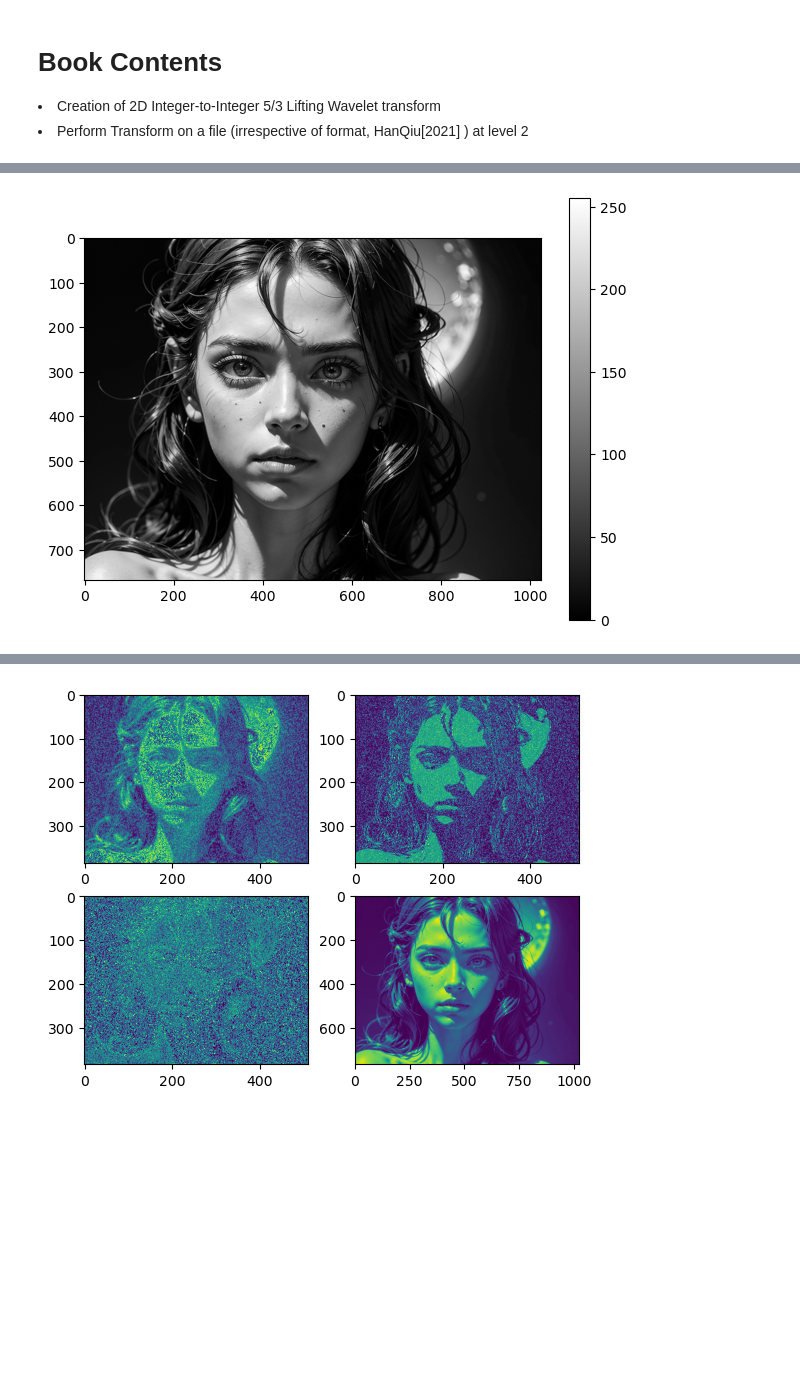
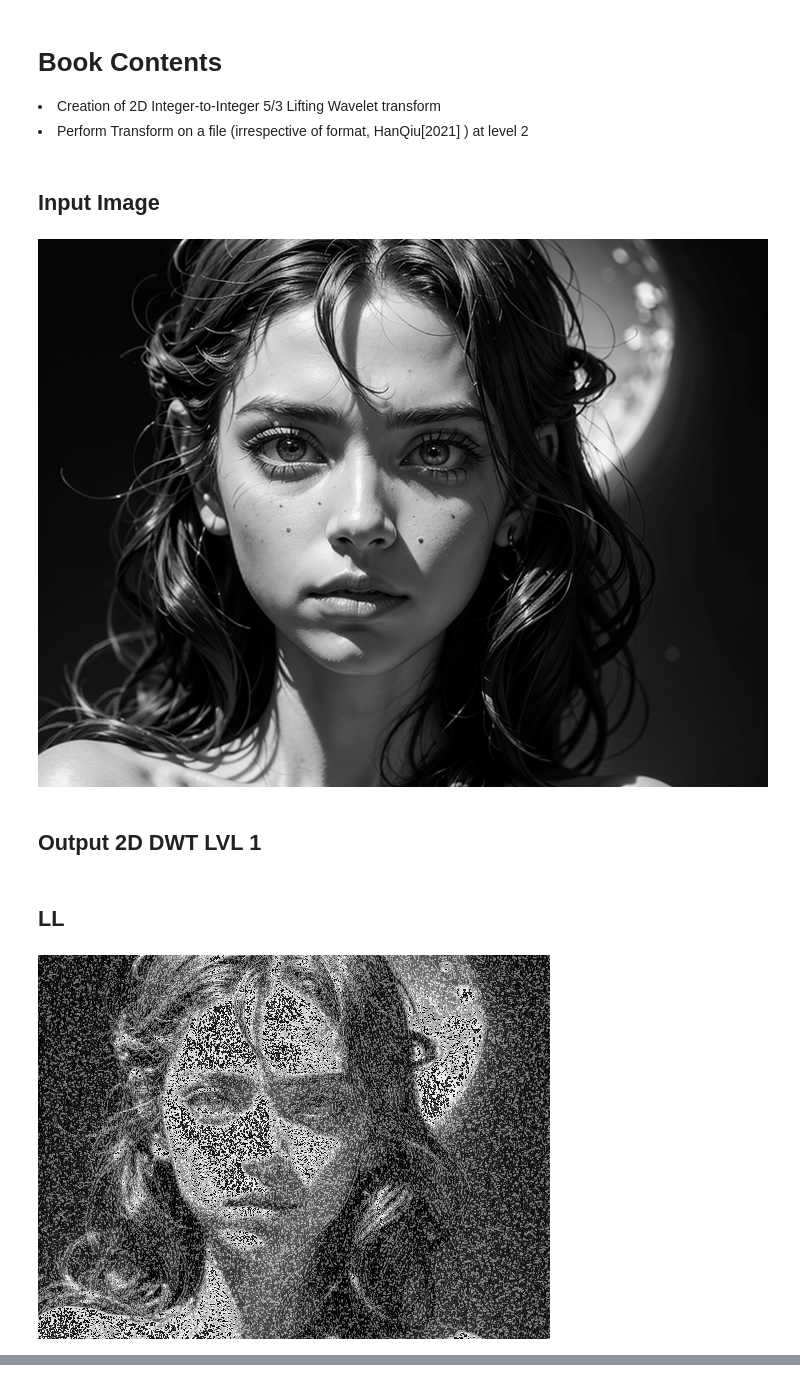
Before and after one commit to Patriot-Lab/ProjectSE, a Jupyter notebook: Lvl2DWT2D.ipynb, the cells around one changed output, grey strips where cells are left out. Cells and saved outputs as stored; diff of their text form; code cells hidden in the pictures; blank space fills up the shorter version.

Commit message:
Working 5/3 LVL 1 and LVL 2 on image. Fixed Issue with order of coffs. 2D Inverse to be implemented

```diff
--- a/Lvl2DWT2D.ipynb
+++ b/Lvl2DWT2D.ipynb
@@ -27,8 +21,6 @@ def display_images_in_grid(ll, hl, lh, hh):
 # %%
 import cv2
 import numpy as np
-import matplotlib.pyplot as plt
-
 
 def dwt(seq):
     seq = np.copy(seq)
@@ -64,39 +56,47 @@ def idwt(seq):
         seq[(i << 1) - 1] += (seq[(i - 1) << 1] + seq[i << 1]) >> 1
     seq[(detail_len << 1) - 1] += (seq[(detail_len - 1) << 1] + seq[(approx_len - 1) << 1]) >> 1
 
     return seq
 
 
 def dwt2d(seq):
 
     horizontal_transform = np.apply_along_axis(dwt, axis=1, arr=seq)
     l = horizontal_transform[:,::2]
     h = horizontal_transform[:,1::2]
 
     vertical_transform_l = np.apply_along_axis(dwt, axis=0, arr=l)
     ll = np.array(vertical_transform_l[::2,:])
     lh = np.array(vertical_transform_l[1::2,:])
 
     vertical_transform_h = np.apply_along_axis(dwt, axis=0, arr=h)
     hl = np.array(vertical_transform_h[::2,:])
     hh = np.array(vertical_transform_h[1::2,:])
 
     return ll, hl, lh, hh
 
 def idwt2d(seq):
     None
 
 def test():
-    # seq = np.random.randint(0, 255 + 1, size=(8, 8))
-    # print(f'original: \n{seq}\n')
+
     img = cv2.imread('data/images/girl_dress.jpg', cv2.IMREAD_GRAYSCALE)
-    print(img.shape)
-    plt.imshow(img, cmap='gray', vmin=np.min(img), vmax=np.max(img))
-    plt.tight_layout()
-    plt.colorbar()  # Show colorbar for intensity scale
-    plt.show()  # Display the image
-    # print(dwt2d(img))
     ll, hl, lh, hh = dwt2d(img)
-    display_images_in_grid(ll, hl, hh, img)
+
+    display(HTML('<h2>Input Image</h2>'))
+    display(Image.fromarray(img))
+
+    display(HTML('<h2>Output 2D DWT LVL 1</h2>'))
+    display_images_in_grid(ll, hl, lh, hh)
+
+    ll2, hl2, lh2, hh2 = dwt2d(ll)
+    display(HTML('<h2>Output 2D DWT LVL 2</h2>'))
+    display_images_in_grid(ll2, hl2, lh2, hh2)
+
 test()
 # %% [output]
+Input Image
+[figure, new version]
+Output 2D DWT LVL 1
+LL
+[figure, new version]
@@ -104 +110,0 @@ test()
-[figure, old version]
@@ -122 +110,0 @@ Cannot move to target thread (0x2e00c90)
-[figure, old version]
```
Also changed, not shown: parts of 4 cells of this notebook, 1 other file.
